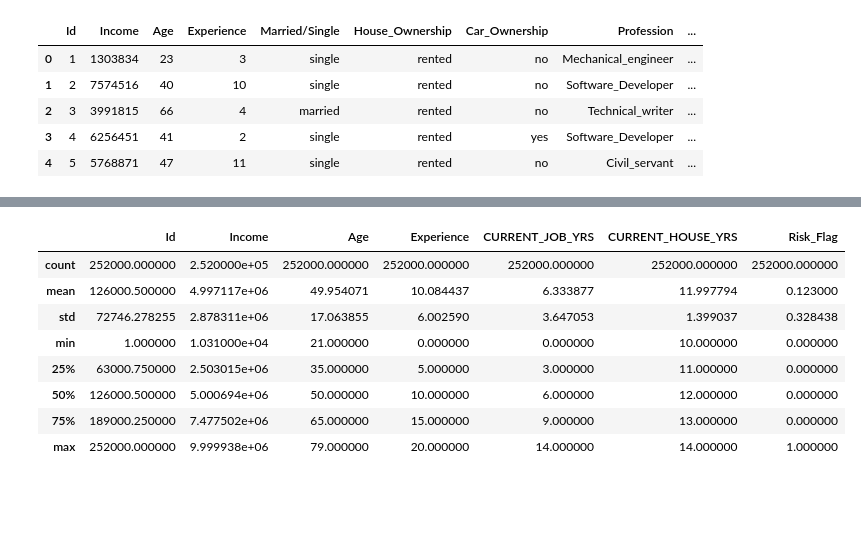
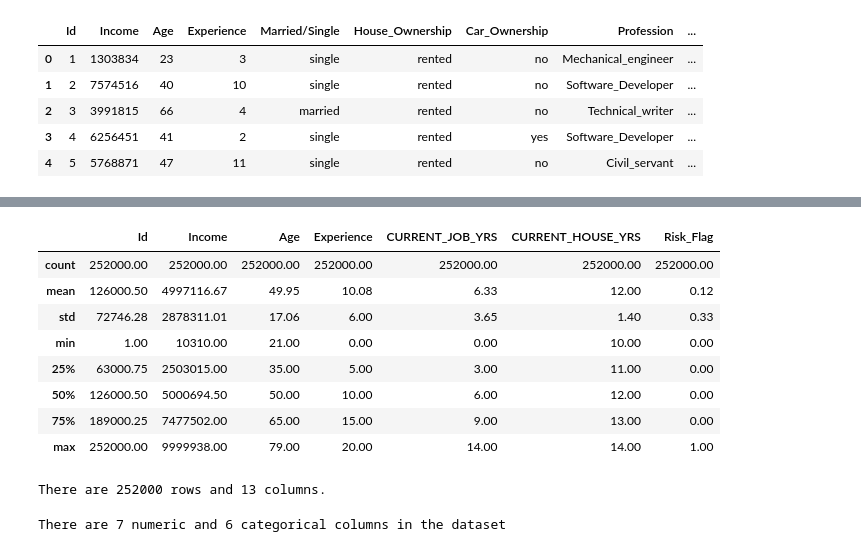
Before and after one commit to chaudhary-dotcom/Python-Beginning-, a Jupyter notebook: EDADay2.ipynb, the cells around one changed output, grey strips where cells are left out. Saved outputs shown, nothing was run; the diff lists cells and outputs as text; code cells hidden in the pictures; blank space fills up the shorter version.

```diff
--- a/EDADay2.ipynb
+++ b/EDADay2.ipynb
@@ -37,14 +38,35 @@ Data columns (total 13 columns):
 dtypes: int64(7), object(6)
 memory usage: 25.0+ MB
 # %%
-df.describe().style.format(precision=2).background_gradient(cmap=)
+df.describe().style.format(precision=2).background_gradient(cmap='RdPu')
 # %% [output]
 |  | Id | Income | Age | Experience | CURRENT_JOB_YRS | CURRENT_HOUSE_YRS | Risk_Flag |
-| count | 252000.000000 | 2.520000e+05 | 252000.000000 | 252000.000000 | 252000.000000 | 252000.000000 | 252000.000000 |
-| mean | 126000.500000 | 4.997117e+06 | 49.954071 | 10.084437 | 6.333877 | 11.997794 | 0.123000 |
-| std | 72746.278255 | 2.878311e+06 | 17.063855 | 6.002590 | 3.647053 | 1.399037 | 0.328438 |
-| min | 1.000000 | 1.031000e+04 | 21.000000 | 0.000000 | 0.000000 | 10.000000 | 0.000000 |
-| 25% | 63000.750000 | 2.503015e+06 | 35.000000 | 5.000000 | 3.000000 | 11.000000 | 0.000000 |
-| 50% | 126000.500000 | 5.000694e+06 | 50.000000 | 10.000000 | 6.000000 | 12.000000 | 0.000000 |
-| 75% | 189000.250000 | 7.477502e+06 | 65.000000 | 15.000000 | 9.000000 | 13.000000 | 0.000000 |
-| max | 252000.000000 | 9.999938e+06 | 79.000000 | 20.000000 | 14.000000 | 14.000000 | 1.000000 |
+| count | 252000.00 | 252000.00 | 252000.00 | 252000.00 | 252000.00 | 252000.00 | 252000.00 |
+| mean | 126000.50 | 4997116.67 | 49.95 | 10.08 | 6.33 | 12.00 | 0.12 |
+| std | 72746.28 | 2878311.01 | 17.06 | 6.00 | 3.65 | 1.40 | 0.33 |
+| min | 1.00 | 10310.00 | 21.00 | 0.00 | 0.00 | 10.00 | 0.00 |
+| 25% | 63000.75 | 2503015.00 | 35.00 | 5.00 | 3.00 | 11.00 | 0.00 |
+| 50% | 126000.50 | 5000694.50 | 50.00 | 10.00 | 6.00 | 12.00 | 0.00 |
+| 75% | 189000.25 | 7477502.00 | 65.00 | 15.00 | 9.00 | 13.00 | 0.00 |
+| max | 252000.00 | 9999938.00 | 79.00 | 20.00 | 14.00 | 14.00 | 1.00 |
+# %%
+shape = df.shape
+print(f'There are {shape[0]} rows and {shape[1]} columns.')
+# %% [output]
+There are 252000 rows and 13 columns.
+# %%
+integer = 0  #Initialize a counter for numeric columns
+category = 0 #Initialize a counter for categorical columns
+
+# Iterate through each column's data type in the dataframe
+for i in df.dtypes:
+    if i == 'int64' or i == 'float':  #check if the datatype is numeric
+        integer += 1 #Increment the counter for numeric columns
+
+    elif i == 'object': #check if the datatype is categorical
+        category += 1 #Increment the counter for categorical colummns
+
+# print the total count of numeric and categorical columns
+print(f'There are {integer} numeric and {category} categorical columns in the dataset')
+# %% [output]
+There are 7 numeric and 6 categorical columns in the dataset
```
Also changed, not shown: parts of 12 cells of this notebook.
